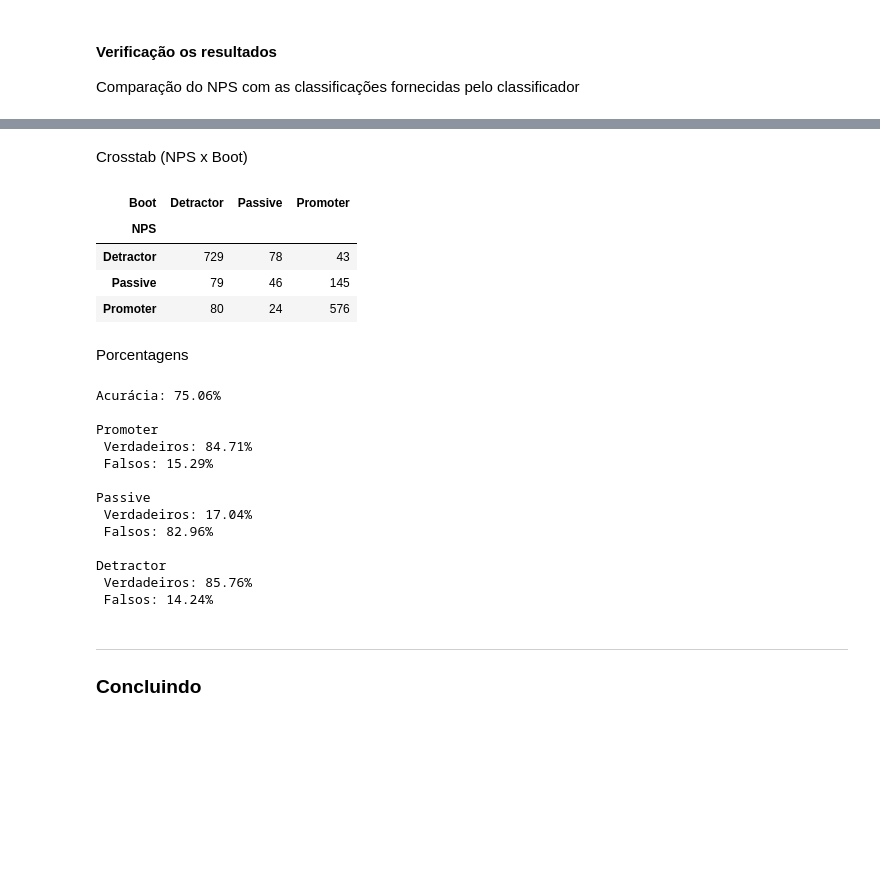
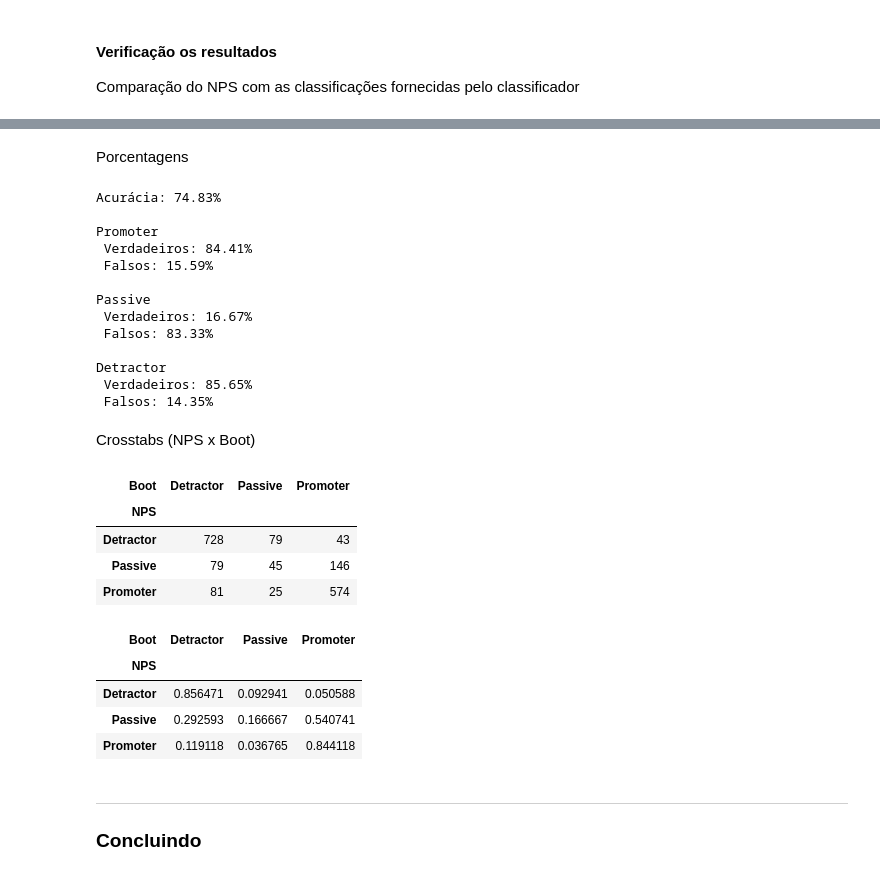
Before and after one commit to carolinaporto/CDADOS_Projeto1, a Jupyter notebook: Projeto.ipynb, the cells around one changed output, grey strips where cells are left out. Saved outputs shown, nothing was run; the diff lists cells and outputs as text; code cells hidden in the pictures; blank space fills up the shorter version.

```diff
--- a/Projeto.ipynb
+++ b/Projeto.ipynb
@@ -272,16 +228,8 @@ Acurácia: 75.06%
-# %% [markdown]
-Crosstab (NPS x Boot)
-# %%
-pd.crosstab(test.NPS, test.Boot)
-# %% [output]
-| Boot | Detractor | Passive | Promoter |
-| NPS |  |  |  |
-| Detractor | 729 | 78 | 43 |
-| Passive | 79 | 46 | 145 |
-| Promoter | 80 | 24 | 576 |
 # %% [markdown]
 Porcentagens
 # %%
+test['Boot'] = classificacao_teste
+
 total_promoter = len(test.loc[test.NPS == 'Promoter', :])
 total_passive = len(test.loc[test.NPS == 'Passive', :])
 total_detractor = len(test.loc[test.NPS == 'Detractor', :])
@@ -305,19 +253,38 @@ print(f'Promoter\n Verdadeiros: {certo_promoter/total_promoter*100:.2f}%\n Falso
 print(f'Passive\n Verdadeiros: {certo_passive/total_passive*100:.2f}%\n Falsos: {errado_passive*100:.2f}%\n')
 print(f'Detractor\n Verdadeiros: {certo_detractor/total_detractor*100:.2f}%\n Falsos: {errado_detractor*100:.2f}%\n')
 # %% [output]
-Acurácia: 75.06%
+Acurácia: 74.83%
 
 Promoter
- Verdadeiros: 84.71%
- Falsos: 15.29%
+ Verdadeiros: 84.41%
+ Falsos: 15.59%
 
 Passive
- Verdadeiros: 17.04%
- Falsos: 82.96%
+ Verdadeiros: 16.67%
+ Falsos: 83.33%
 
 Detractor
- Verdadeiros: 85.76%
- Falsos: 14.24%
+ Verdadeiros: 85.65%
+ Falsos: 14.35%
+# %% [markdown]
+Crosstabs (NPS x Boot)
+# %%
+# Absoluta
+display(pd.crosstab(test.NPS, test.Boot))
+
+# Relativa
+display(pd.crosstab(test.NPS, test.Boot, normalize='index'))
+# %% [output]
+| Boot | Detractor | Passive | Promoter |
+| NPS |  |  |  |
+| Detractor | 728 | 79 | 43 |
+| Passive | 79 | 45 | 146 |
+| Promoter | 81 | 25 | 574 |
+| Boot | Detractor | Passive | Promoter |
+| NPS |  |  |  |
+| Detractor | 0.856471 | 0.092941 | 0.050588 |
+| Passive | 0.292593 | 0.166667 | 0.540741 |
+| Promoter | 0.119118 | 0.036765 | 0.844118 |
 # %% [markdown]
 ___
 ### Concluindo
```
Also changed, not shown: parts of 11 cells of this notebook.
